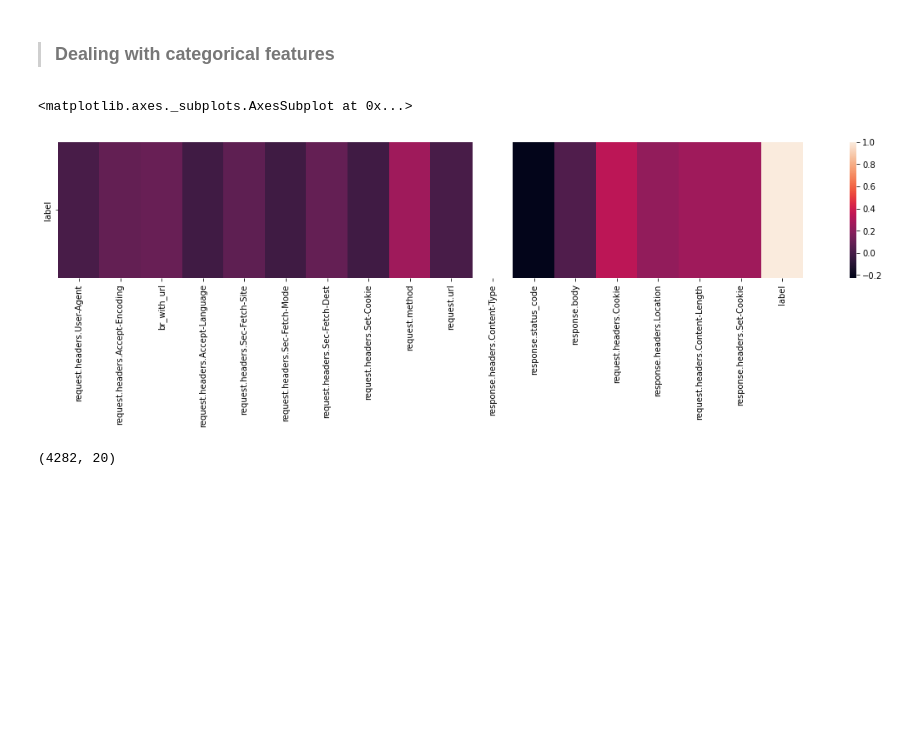
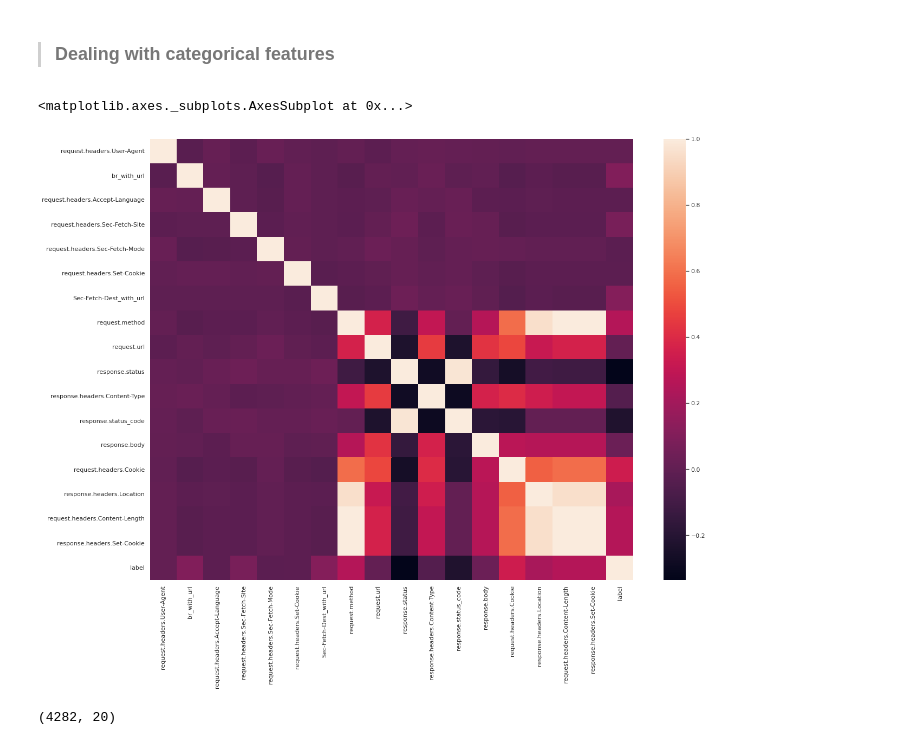
Before and after one commit to d0lev/API-Security-Detection, a Jupyter notebook: challenge_1.ipynb, the cells around one changed output. Drawn from its saved outputs; the diff is of its cells as text; code cells hidden in the pictures; blank space fills up the shorter version.

```diff
--- a/challenge_1.ipynb
+++ b/challenge_1.ipynb
@@ -191,4 +204,5 @@ def br_contain_url(dataframe):
         contains_url.append(0)
 
   dataframe.insert(2,'br_with_url',contains_url)
+  dataframe.drop(['request.headers.Accept-Encoding'],axis = 1,inplace = True)
   return dataframe
@@ -195,3 +215,16 @@ def br_contain_url(dataframe):
+# %%
+def fetchdest_contain_url(dataframe):
+  contains_url = []
+  for col_value in dataframe['request.headers.Sec-Fetch-Dest']:
+      if "jndi" in col_value:
+        contains_url.append(1)
+      else:
+        contains_url.append(0)
+
+  dataframe.insert(7,'Sec-Fetch-Dest_with_url',contains_url)
+  dataframe.drop(['request.headers.Sec-Fetch-Dest'],axis = 1,inplace = True)
+
+  return dataframe
 # %% [markdown]
 There are two columns which describe the same case where an answer is received for a certain request.
 I will check if the values are equal in both columns, if so I will leave one column instead of using both.
@@ -221,21 +254,23 @@ from sklearn.metrics import confusion_matrix, classification_report
 from collections import Counter
 import xgboost as xgb
 # %%
+# Setting features for further feature extraction by choosing columns
+# Some will be "simply" encoded via label encoding and others with HashingVectorizer
+
 # On these headers we will run a "simple" BOW
-SIMPLE_HEADERS = ['request.headers.Accept-Encoding',
+SIMPLE_HEADERS = [
                 'request.method',
                 'request.headers.Accept-Language',
+                'response.headers.Content-Type',
                 'request.headers.Sec-Fetch-Site',
                 'request.headers.Sec-Fetch-Mode',
-                'request.headers.Sec-Fetch-Dest',
+                'response.status',
                 ]
 
 # On these headers we will run HashingVectorizer
 COMPLEX_HEADERS = ['request.headers.User-Agent',
                     'request.headers.Set-Cookie',
-                    'request.headers.Date',
                     'request.url',
-                    'response.headers.Content-Type',
                     'response.body',
                     'response.headers.Location',
                     'request.headers.Content-Length',
@@ -243,14 +278,14 @@ COMPLEX_HEADERS = ['request.headers.User-Agent',
                     'response.headers.Set-Cookie'
                     ]
 
-COLUMNS_TO_REMOVE = [
-                    'response.status',
-                    'request.headers.Date']
+COLUMNS_TO_REMOVE = ['request.headers.Date']
 
 # This is our main preprocessing function that will iterate over all of the chosen
 # columns and run some feature extraction models
 def vectorize_df(df):
     df = br_contain_url(df) ## create a column that represent indicator for url in the accept encoding
+    df = fetchdest_contain_url(df)
+    # df = one_hot_content_type(df)
 
     le = LabelEncoder()
     h_vec = HashingVectorizer(n_features=4)
@@ -268,5 +303,3 @@ def vectorize_df(df):
     for column in COLUMNS_TO_REMOVE:
         df.drop(column, axis=1, inplace=True)
     return df
-
-df = vectorize_df(dataset)
@@ -273,11 +308,11 @@ df = vectorize_df(dataset)
 # %%
 from matplotlib import rcParams
-rcParams['figure.figsize'] = 20,3
+rcParams['figure.figsize'] = 20,15
 dataset_correlation = df.replace({'label': {'Malware': 1,'Benign':0}})
-sns.heatmap(dataset_correlation.corr().tail(1))
+sns.heatmap(dataset_correlation.corr())
 # %% [output]
 <matplotlib.axes._subplots.AxesSubplot at 0x...>
-[figure, old version]
+[figure, new version]
 # %%
 df.shape
 # %% [output]
```
Also changed, not shown: parts of 8 cells of this notebook.
